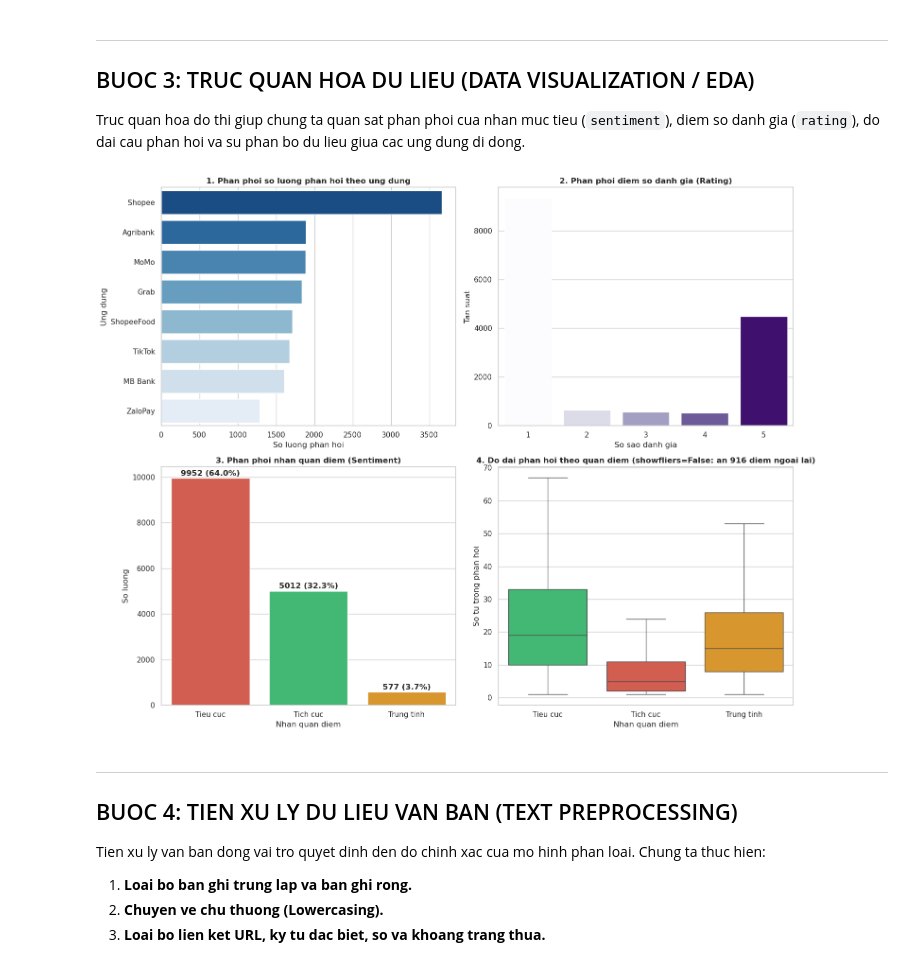
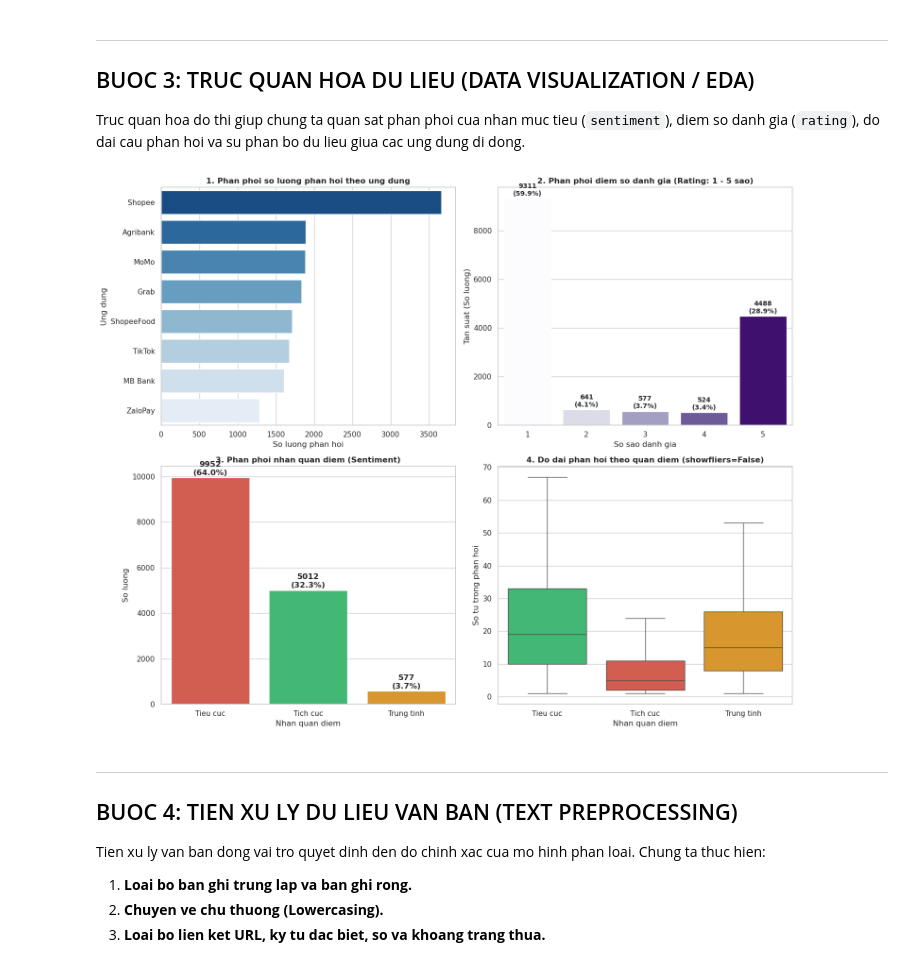
Before and after one commit to sonle-dev/NLP-Mobile-App-Sentiment-Analysis, a Jupyter notebook: du_an_hoc_may_nhom_12.ipynb, the cells around one changed output. Saved outputs shown, nothing was run; the diff lists cells and outputs as text; code cells hidden in the pictures.

Commit message:
feat: Add explicit star ratings summary tables and chart annotations (1 to 5 stars)

```diff
--- a/du_an_hoc_may_nhom_12.ipynb
+++ b/du_an_hoc_may_nhom_12.ipynb
@@ -178,47 +214,48 @@ axes[0, 0].set_title('1. Phan phoi so luong phan hoi theo ung dung', fontsize=12
 axes[0, 0].set_xlabel('So luong phan hoi')
 axes[0, 0].set_ylabel('Ung dung')
 
-# 2. Phan phoi diem so danh gia (Rating: 1 - 5 sao)
+# 2. Phan phoi diem so danh gia (Rating: 1 - 5 sao) co chu thich so luong
 rating_order = [1, 2, 3, 4, 5]
-sns.countplot(
-    data=df, x='rating', order=rating_order, ax=axes[0, 1],
-    hue='rating', palette='Purples', legend=False
+rating_counts_list = df['rating'].value_counts().reindex(rating_order)
+sns.barplot(
+    x=rating_counts_list.index, y=rating_counts_list.values, ax=axes[0, 1],
+    hue=rating_counts_list.index, palette='Purples', legend=False
 )
-axes[0, 1].set_title('2. Phan phoi diem so danh gia (Rating)', fontsize=12, fontweight='bold')
+axes[0, 1].set_title('2. Phan phoi diem so danh gia (Rating: 1 - 5 sao)', fontsize=12, fontweight='bold')
 axes[0, 1].set_xlabel('So sao danh gia')
-axes[0, 1].set_ylabel('Tan suat')
+axes[0, 1].set_ylabel('Tan suat (So luong)')
+for i, v in enumerate(rating_counts_list.values):
+    axes[0, 1].text(i, v + 120, f"{v}\n({v / len(df) * 100:.1f}%)", ha='center', fontweight='bold', fontsize=10)
 
 # 3. Phan phoi nhan quan diem (Sentiment)
 sentiment_order = ['Tieu cuc', 'Tich cuc', 'Trung tinh']
 sentiment_counts = df['sentiment'].value_counts().reindex(sentiment_order)
 sns.barplot(
     x=sentiment_counts.index, y=sentiment_counts.values, ax=axes[1, 0],
     hue=sentiment_counts.index, palette=['#e74c3c', '#2ecc71', '#f39c12'], legend=False
 )
 axes[1, 0].set_title('3. Phan phoi nhan quan diem (Sentiment)', fontsize=12, fontweight='bold')
 axes[1, 0].set_xlabel('Nhan quan diem')
 axes[1, 0].set_ylabel('So luong')
 for i, v in enumerate(sentiment_counts.values):
-    axes[1, 0].text(i, v + 120, f"{v} ({v / len(df) * 100:.1f}%)", ha='center', fontweight='bold')
+    axes[1, 0].text(i, v + 120, f"{v}\n({v / len(df) * 100:.1f}%)", ha='center', fontweight='bold')
 
 # 4. Phan phoi do dai cau phan hoi (so tu) theo nhan quan diem
 df['word_count'] = df['content'].apply(lambda x: len(str(x).split()))
 sns.boxplot(
     data=df, x='sentiment', y='word_count', order=sentiment_order, ax=axes[1, 1],
     hue='sentiment', palette=['#e74c3c', '#2ecc71', '#f39c12'], legend=False, showfliers=False
 )
-axes[1, 1].set_title('4. Do dai phan hoi theo quan diem (showfliers=False: an 916 diem ngoai lai)', fontsize=12, fontweight='bold')
+axes[1, 1].set_title('4. Do dai phan hoi theo quan diem (showfliers=False)', fontsize=12, fontweight='bold')
 axes[1, 1].set_xlabel('Nhan quan diem')
 axes[1, 1].set_ylabel('So tu trong phan hoi')
 
 plt.tight_layout()
-
-# Luu bieu do vao thu muc reports/figures
 os.makedirs('reports/figures', exist_ok=True)
 plt.savefig('reports/figures/eda_overview.png', dpi=300)
 plt.show()
 # %% [output]
-[figure, old version]
+[figure, new version]
 # %% [markdown]
 ---
 ## BUOC 4: TIEN XU LY DU LIEU VAN BAN (TEXT PREPROCESSING)
```
Also changed, not shown: parts of 9 cells of this notebook, 2 other files.
